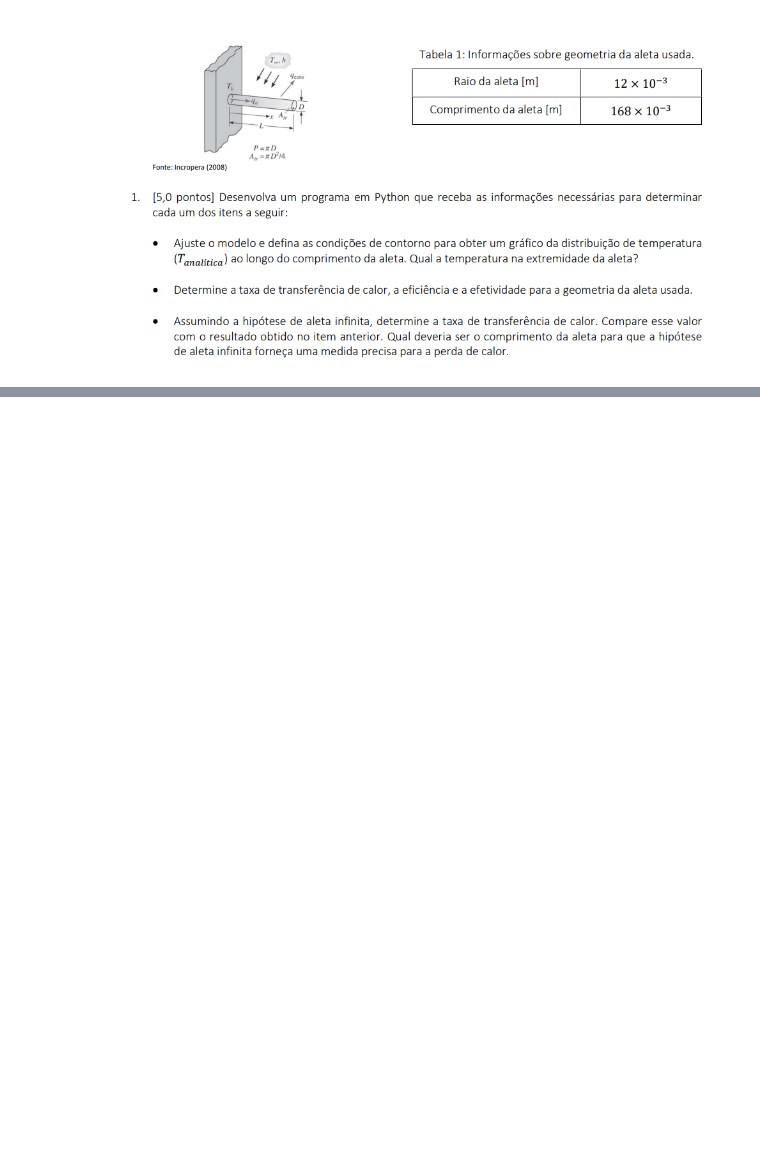
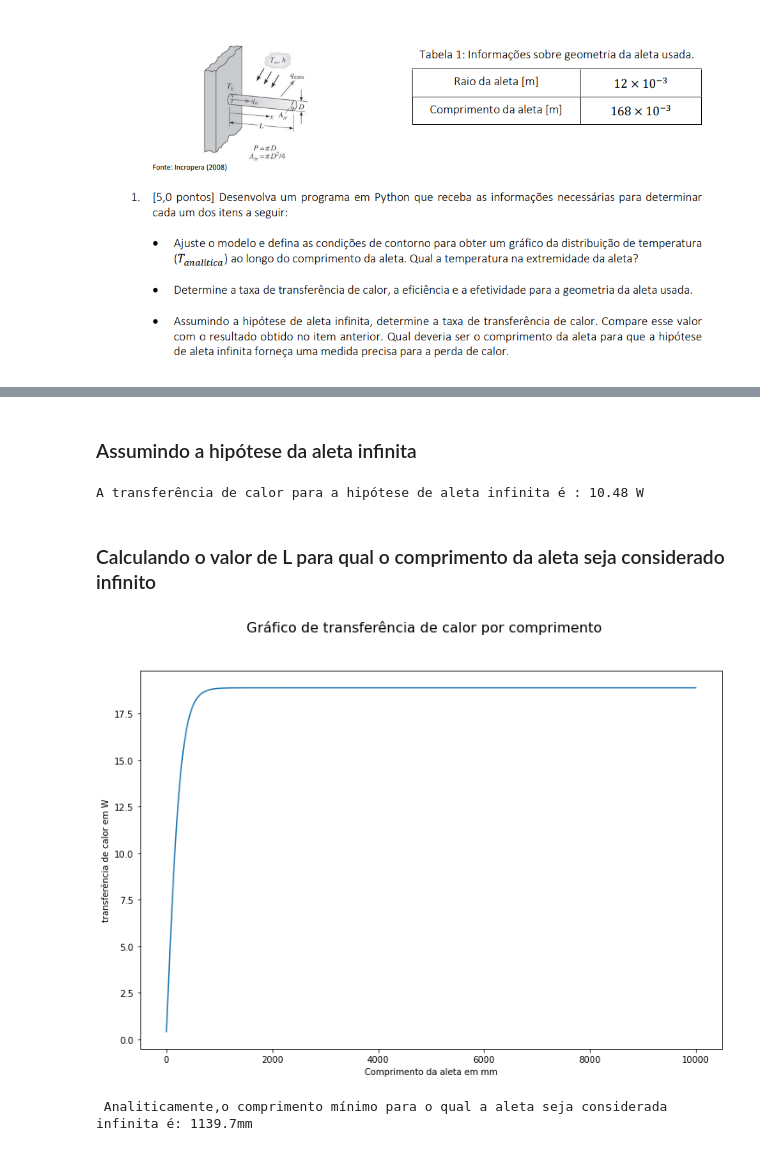
Before and after one commit to jeansilas/APS1-transcal, a Jupyter notebook: APS1.ipynb, the cells around one changed output, grey strips where cells are left out. Drawn from its saved outputs; the diff is of its cells as text; code cells hidden in the pictures; blank space fills up the shorter version.

```diff
--- a/APS1.ipynb
+++ b/APS1.ipynb
@@ -90,0 +191,44 @@ plt.show()
+# %% [markdown]
+### Assumindo a hipótese da aleta infinita
+# %%
+# Assumindo a hipótese da aleta infinita
+transfer_de_calor_infinita = transf_calor_infinita(h,P,A_tr,k,T_amb,T_b)
+print(f"\nA transferência de calor para a hipótese de aleta infinita é : {transfer_de_calor:.4} W\n")
+# %% [output]
+A transferência de calor para a hipótese de aleta infinita é : 10.48 W
+# %% [markdown]
+### Calculando o valor de L para qual o comprimento da aleta seja considerado infinito
+# %%
+# Calculando o valor de L para qual o compirmento da aleta seja cosiderado infinito
+tolerancia  = 1e-2
+
+x_array = np.arange(0,10,1e-6)
+
+x_array_mm = [x*1e3 for x in x_array]
+
+transfer_de_calor_infinita_lista = [transf_calor_geral (h,P,A_tr,k,x,T_amb,T_b) for x in x_array]
+diff_transfer_de_calor_infinita_lista = [abs(transf_calor_geral (h,P,A_tr,k,x,T_amb,T_b)- transfer_de_calor_infinita) for x in x_array]
+
+i = 0
+while(1):
+    if diff_transfer_de_calor_infinita_lista[i] < tolerancia:
+        break
+    i+= 1
+
+fig, ax = plt.subplots(nrows=1, ncols=1, figsize=(12, 8))
+
+
+fig.suptitle(" Gráfico de transferência de calor por comprimento", fontsize=16)
+
+ax.plot(x_array_mm,transfer_de_calor_infinita_lista)
+ax.set_ylabel("transferência de calor em W")
+ax.set_xlabel("Comprimento da aleta em mm")
+
+
+plt.show()
+# %% [output]
+[figure, added]
+# %%
+print(f" Analiticamente,o comprimento mínimo para o qual a aleta seja considerada infinita é: {x_array[i]*1e3:.5}mm ")
+# %% [output]
+ Analiticamente,o comprimento mínimo para o qual a aleta seja considerada infinita é: 1139.7mm
```
Also changed, not shown: parts of 8 cells of this notebook.
